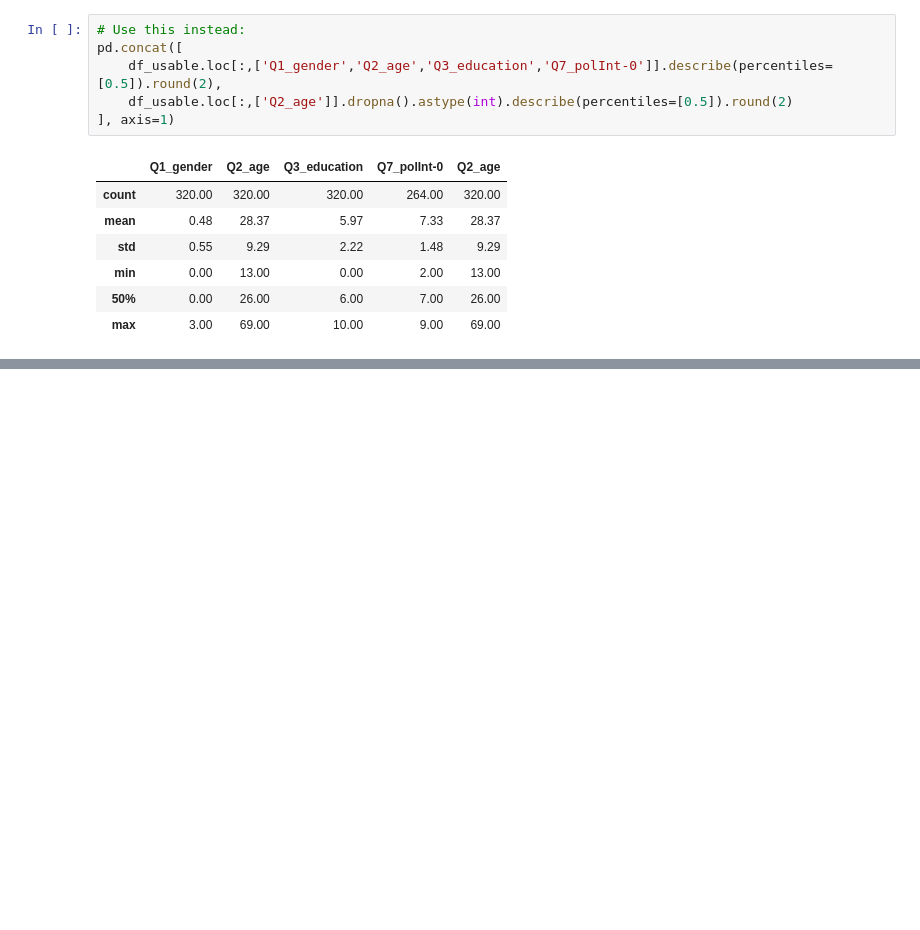
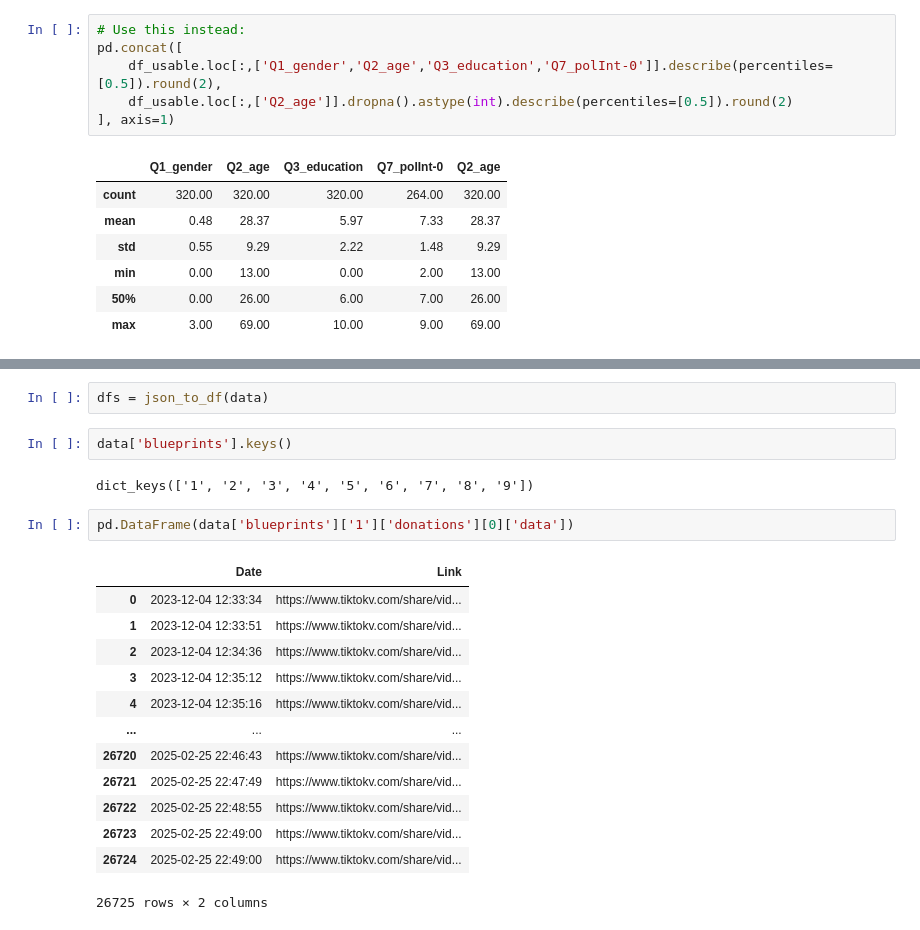
Before and after one commit to Nico-AP/dein-feed-deine-wahl-analysis, a Jupyter notebook: sandbox.ipynb, the cells around one changed output, grey strips where cells are left out. Cells and saved outputs as stored; diff of their text form; blank space fills up the shorter version.

```diff
--- a/check_usable.ipynb
+++ b/sandbox.ipynb
@@ -156,0 +193,22 @@ pd.concat([
+# %%
+dfs = json_to_df(data)
+# %%
+data['blueprints'].keys()
+# %% [output]
+dict_keys(['1', '2', '3', '4', '5', '6', '7', '8', '9'])
+# %%
+pd.DataFrame(data['blueprints']['1']['donations'][0]['data'])
+# %% [output]
+|  | Date | Link |
+| 0 | 2023-12-04 12:33:34 | https://www.tiktokv.com/share/vid... |
+| 1 | 2023-12-04 12:33:51 | https://www.tiktokv.com/share/vid... |
+| 2 | 2023-12-04 12:34:36 | https://www.tiktokv.com/share/vid... |
+| 3 | 2023-12-04 12:35:12 | https://www.tiktokv.com/share/vid... |
+| 4 | 2023-12-04 12:35:16 | https://www.tiktokv.com/share/vid... |
+| ... | ... | ... |
+| 26720 | 2025-02-25 22:46:43 | https://www.tiktokv.com/share/vid... |
+| 26721 | 2025-02-25 22:47:49 | https://www.tiktokv.com/share/vid... |
+| 26722 | 2025-02-25 22:48:55 | https://www.tiktokv.com/share/vid... |
+| 26723 | 2025-02-25 22:49:00 | https://www.tiktokv.com/share/vid... |
+| 26724 | 2025-02-25 22:49:00 | https://www.tiktokv.com/share/vid... |
+26725 rows × 2 columns
```
Also changed, not shown: parts of 5 cells of this notebook, 5 other files.
